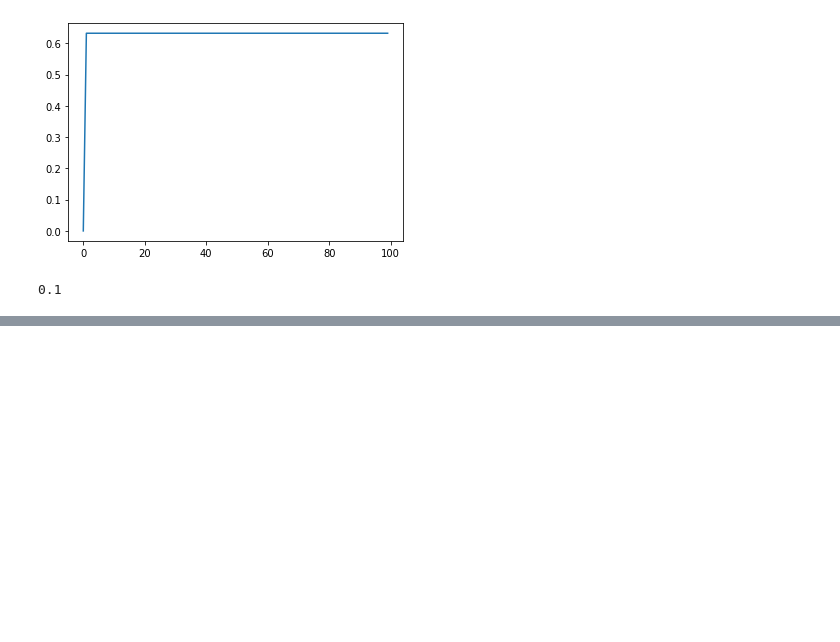
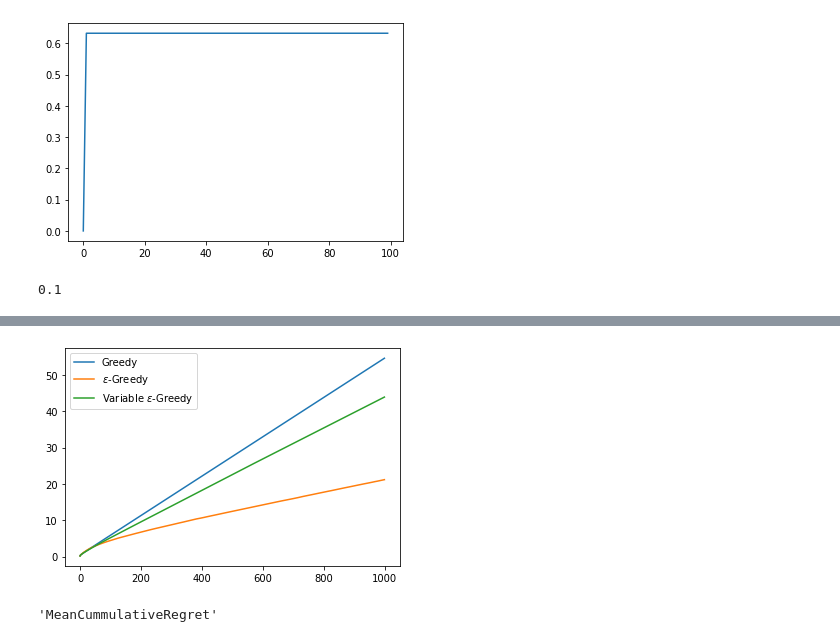
Before and after one commit to Utkarshp1/CS-414-Reinforcement-Learning, a Jupyter notebook: Multi-Armed Bandits/src/Untitled.ipynb, the cells around one changed output, grey strips where cells are left out. Cells and saved outputs as stored; diff of their text form; code cells hidden in the pictures; blank space fills up the shorter version.

```diff
--- a/Multi-Armed Bandits/src/Untitled.ipynb
+++ b/Multi-Armed Bandits/src/Untitled.ipynb
@@ -99,0 +115,8 @@ experiment.algo.get_config()
+# %%
+experiment.generate_plots()
+# %% [output]
+[figure, added]
+# %%
+MeanCummulativeRegret().__class__.__name__
+# %% [output]
+'MeanCummulativeRegret'
```
Also changed, not shown: parts of 5 cells of this notebook, 4 other files.
